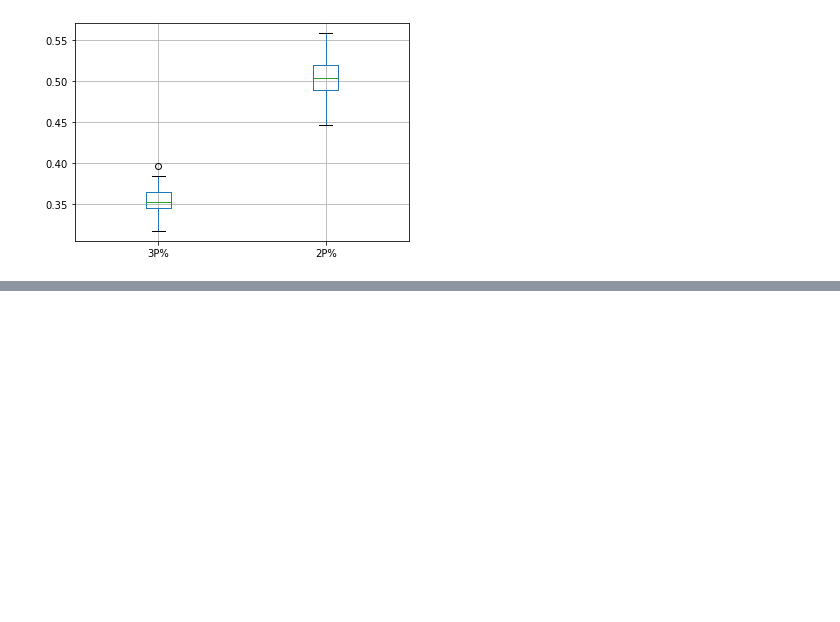
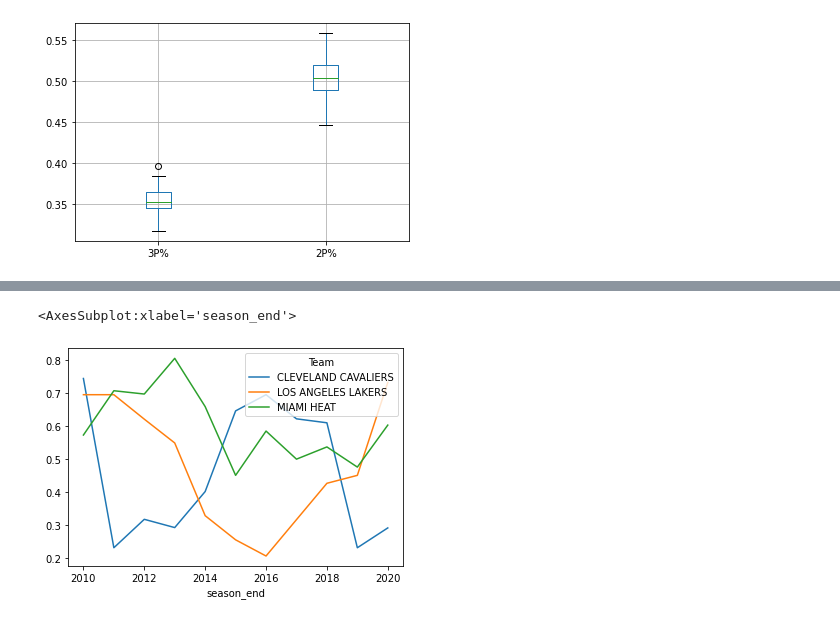
Before and after one commit to alexawill/basketball-stats, a Jupyter notebook: stat analysis notebook.ipynb, the cells around one changed output, grey strips where cells are left out. Drawn from its saved outputs; the diff is of its cells as text; code cells hidden in the pictures; blank space fills up the shorter version.

Commit message:
expanding season length

```diff
--- a/stat analysis notebook.ipynb
+++ b/stat analysis notebook.ipynb
@@ -80,0 +77,5 @@ teams.boxplot(column=['FG%'])
+# %%
+dfx = standings[['Team','W/L%','Season']]
+dfx[['season_start','season_end']] = dfx.Season.str.split("-",expand=True)
+dfx = dfx.astype({'season_start': 'int64', 'season_end': 'int64'})
+dfx.head()
@@ -80,0 +94,6 @@ teams.boxplot(column=['FG%'])
+# %%
+dfx = dfx.pivot(index='season_end', columns=['Team'], values='W/L%')
+dfx.plot()
+# %% [output]
+<AxesSubplot:xlabel='season_end'>
+[figure, added]
```
Also changed, not shown: parts of 3 cells of this notebook, 3 other files.
